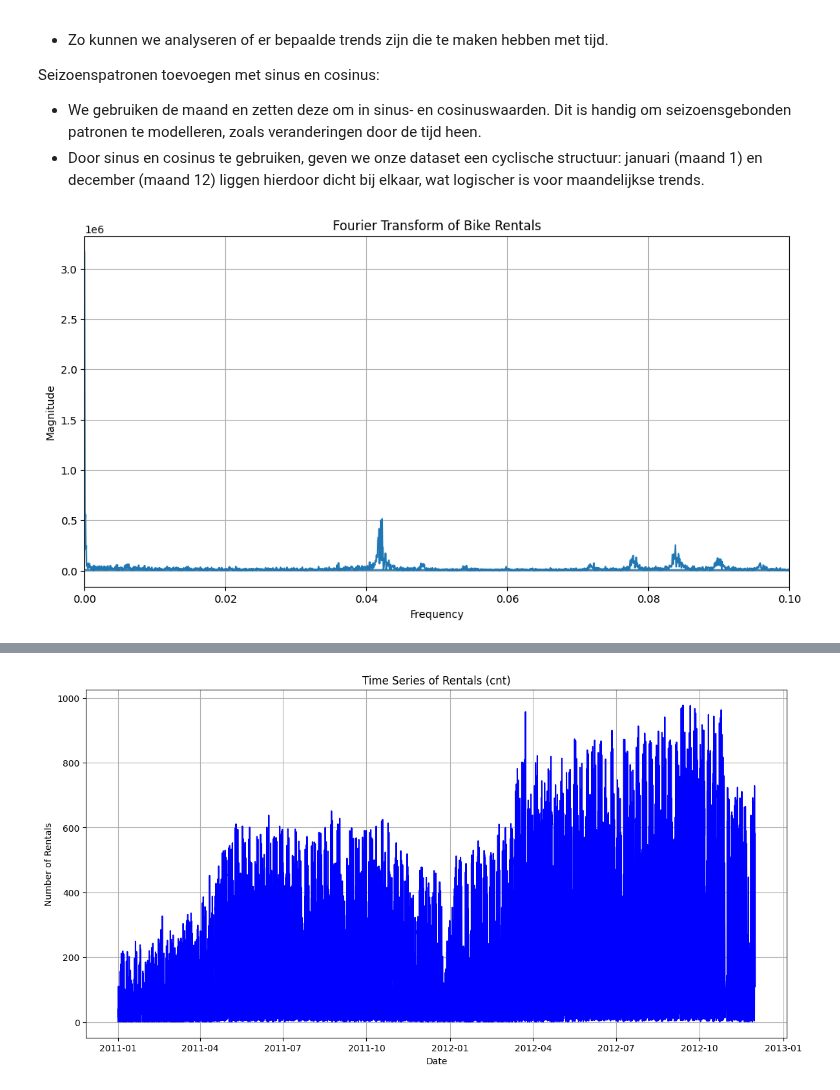
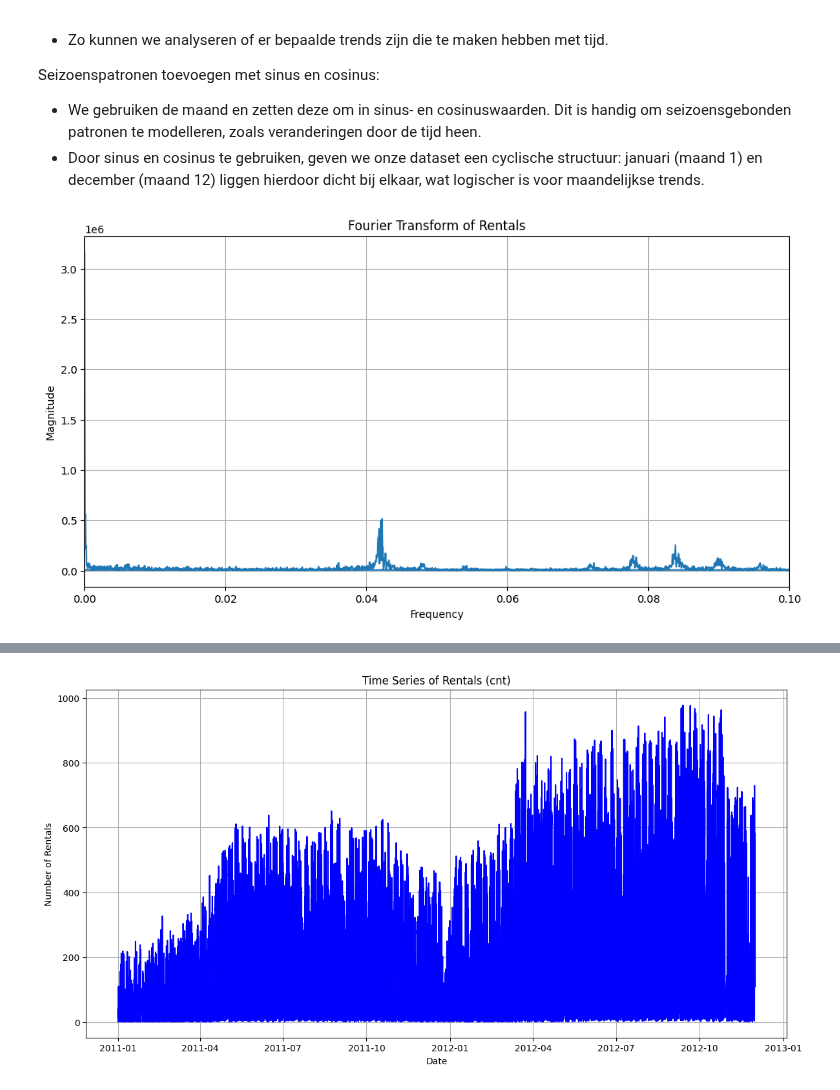
Before and after one commit to Tijnwy/MachineLearning, a Jupyter notebook: ML_opdracht_2/Verhuurdocument.ipynb, the cells around one changed output, grey strips where cells are left out. Cells and saved outputs as stored; diff of their text form; code cells hidden in the pictures.

```diff
--- a/ML_opdracht_2/Verhuurdocument.ipynb
+++ b/ML_opdracht_2/Verhuurdocument.ipynb
@@ -216,18 +216,18 @@ Seizoenspatronen toevoegen met sinus en cosinus:
 # %%
 cnt_values = train_data_final['cnt'].values
 
 fourier_transform = fft(cnt_values)
 
 n = len(cnt_values)
 frequencies = np.fft.fftfreq(n)
 
 plt.figure(figsize=(12, 6))
 plt.plot(frequencies, np.abs(fourier_transform))
-plt.title('Fourier Transform of Bike Rentals')
+plt.title('Fourier Transform of Rentals')
 plt.xlabel('Frequency')
 plt.ylabel('Magnitude')
 plt.xlim(0, 0.1)
 plt.grid()
 plt.show()
 # %% [output]
-[figure, old version]
+[figure, new version]
```
Also changed, not shown: parts of 3 cells of this notebook.
